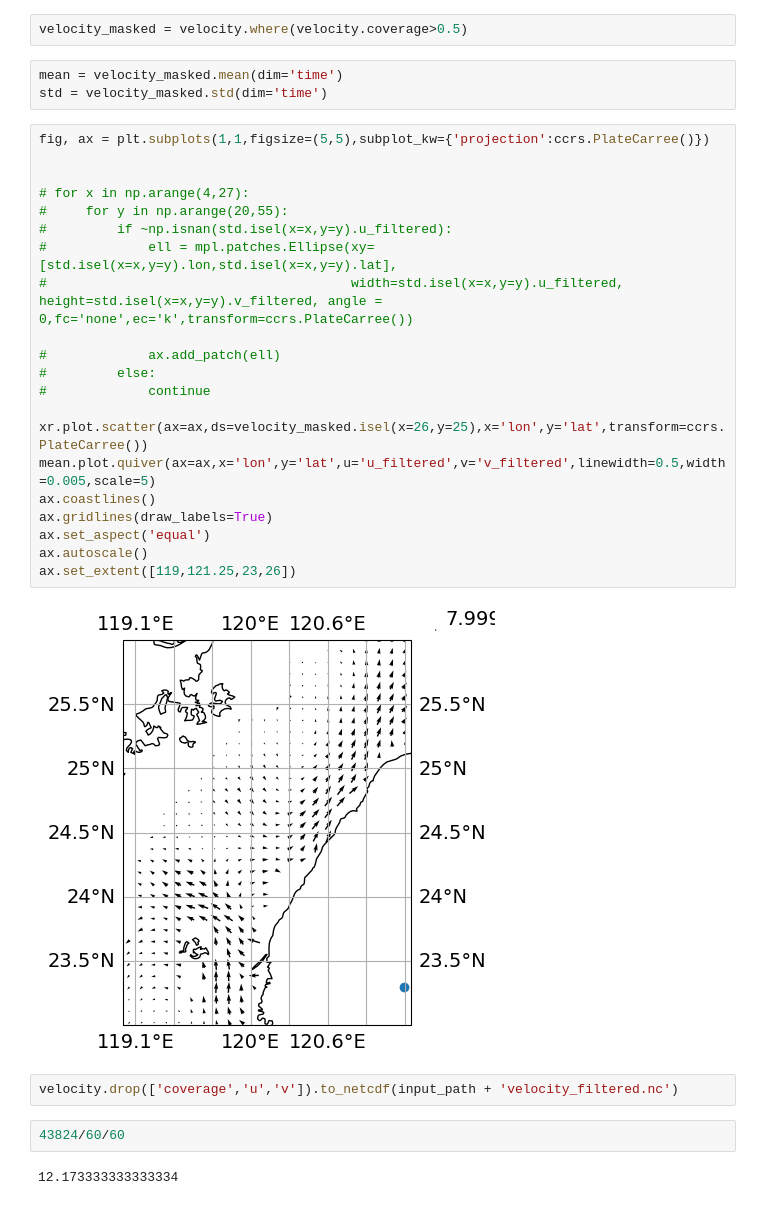
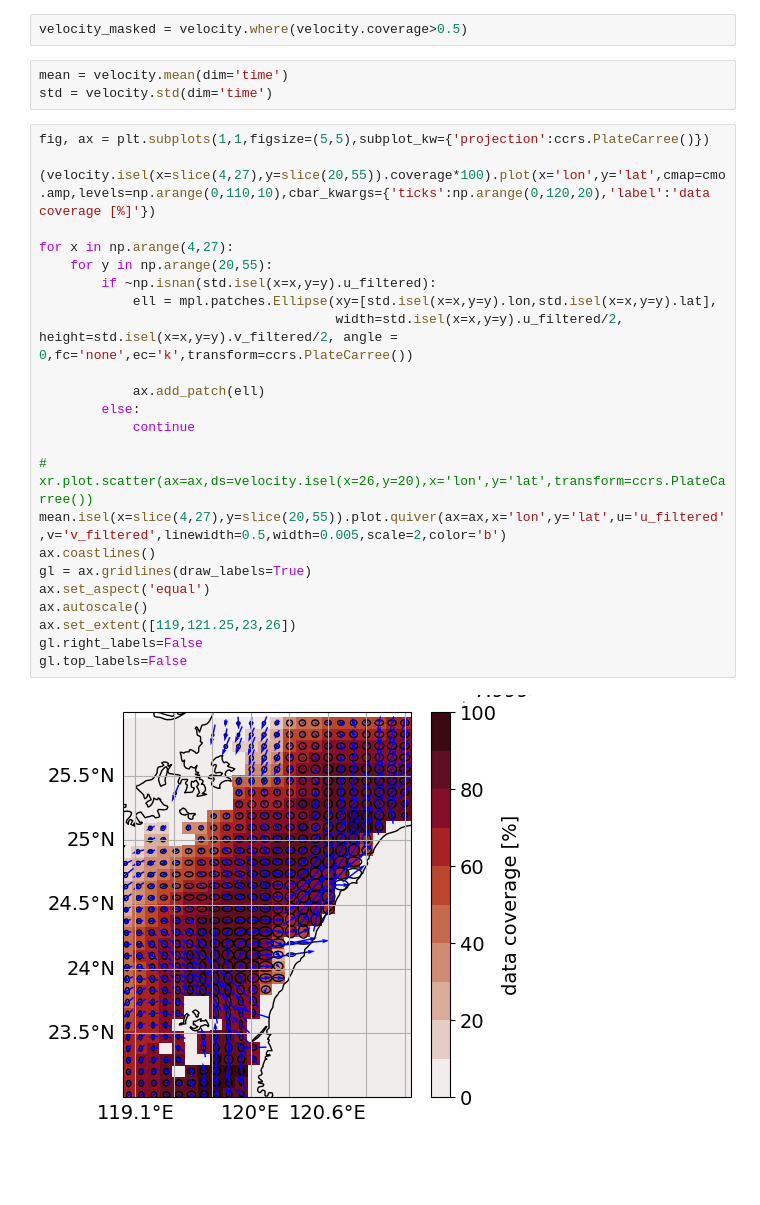
Before and after one commit to HendrikGro/TORI_Codar_Analysis, a Jupyter notebook: code/Code_TOROS.ipynb, the cells around one changed output. Drawn from its saved outputs; the diff is of its cells as text; blank space fills up the shorter version.

```diff
--- a/code/Code_TOROS.ipynb
+++ b/code/Code_TOROS.ipynb
@@ -1189,34 +1189,31 @@ ax1.set_xlim([xmin,xmax])
 # %%
 velocity_masked = velocity.where(velocity.coverage>0.5)
 # %%
-mean = velocity_masked.mean(dim='time')
-std = velocity_masked.std(dim='time')
+mean = velocity.mean(dim='time')
+std = velocity.std(dim='time')
 # %%
 fig, ax = plt.subplots(1,1,figsize=(5,5),subplot_kw={'projection':ccrs.PlateCarree()})
 
+(velocity.isel(x=slice(4,27),y=slice(20,55)).coverage*100).plot(x='lon',y='lat',cmap=cmo.amp,levels=np.arange(0,110,10),cbar_kwargs={'ticks':np.arange(0,120,20),'label':'data coverage [%]'})
 
-# for x in np.arange(4,27):
-#     for y in np.arange(20,55):
-#         if ~np.isnan(std.isel(x=x,y=y).u_filtered):
-#             ell = mpl.patches.Ellipse(xy=[std.isel(x=x,y=y).lon,std.isel(x=x,y=y).lat],
-#                                       width=std.isel(x=x,y=y).u_filtered, height=std.isel(x=x,y=y).v_filtered, angle = 0,fc='none',ec='k',transform=ccrs.PlateCarree())
+for x in np.arange(4,27):
+    for y in np.arange(20,55):
+        if ~np.isnan(std.isel(x=x,y=y).u_filtered):
+            ell = mpl.patches.Ellipse(xy=[std.isel(x=x,y=y).lon,std.isel(x=x,y=y).lat],
+                                      width=std.isel(x=x,y=y).u_filtered/2, height=std.isel(x=x,y=y).v_filtered/2, angle = 0,fc='none',ec='k',transform=ccrs.PlateCarree())
 
-#             ax.add_patch(ell)
-#         else:
-#             continue
+            ax.add_patch(ell)
+        else:
+            continue
 
-xr.plot.scatter(ax=ax,ds=velocity_masked.isel(x=26,y=25),x='lon',y='lat',transform=ccrs.PlateCarree())
-mean.plot.quiver(ax=ax,x='lon',y='lat',u='u_filtered',v='v_filtered',linewidth=0.5,width=0.005,scale=5)
+# xr.plot.scatter(ax=ax,ds=velocity.isel(x=26,y=20),x='lon',y='lat',transform=ccrs.PlateCarree())
+mean.isel(x=slice(4,27),y=slice(20,55)).plot.quiver(ax=ax,x='lon',y='lat',u='u_filtered',v='v_filtered',linewidth=0.5,width=0.005,scale=2,color='b')
 ax.coastlines()
-ax.gridlines(draw_labels=True)
+gl = ax.gridlines(draw_labels=True)
 ax.set_aspect('equal')
 ax.autoscale()
 ax.set_extent([119,121.25,23,26])
+gl.right_labels=False
+gl.top_labels=False
 # %% [output]
-[figure, old version]
+[figure, new version]
-# %%
-velocity.drop(['coverage','u','v']).to_netcdf(input_path + 'velocity_filtered.nc')
-# %%
-43824/60/60
-# %% [output]
-12.173333333333334
```
